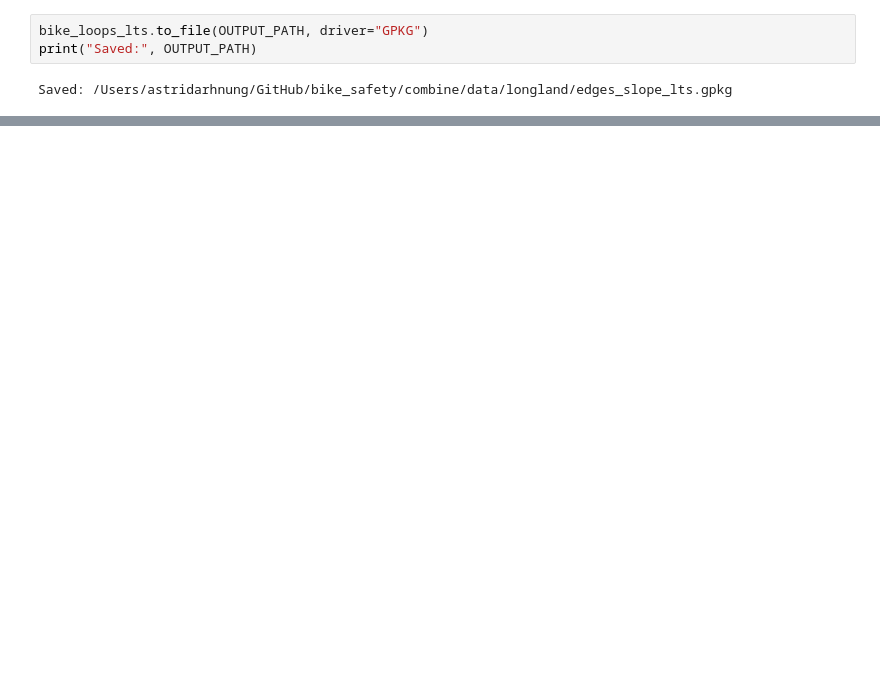
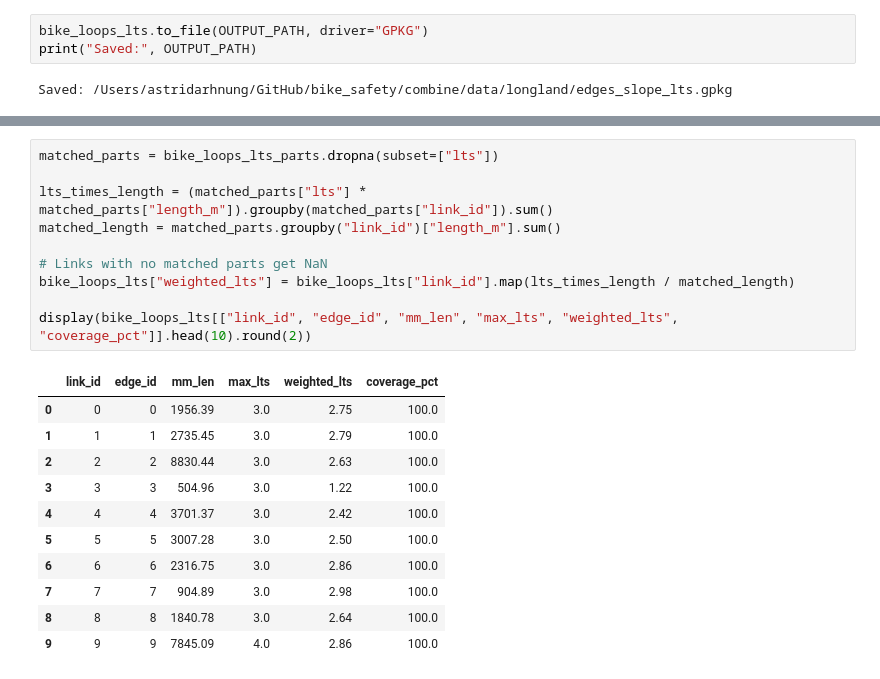
Before and after one commit to AstridArh/bike_safety, a Jupyter notebook: combine/combine_longland.ipynb, the cells around one changed output, grey strips where cells are left out. Drawn from its saved outputs; the diff is of its cells as text; blank space fills up the shorter version.

```diff
--- a/combine/combine_longland.ipynb
+++ b/combine/combine_longland.ipynb
@@ -302,0 +367,22 @@ print("Saved:", OUTPUT_PARTS_PATH)
+# %%
+matched_parts = bike_loops_lts_parts.dropna(subset=["lts"])
+
+lts_times_length = (matched_parts["lts"] * matched_parts["length_m"]).groupby(matched_parts["link_id"]).sum()
+matched_length = matched_parts.groupby("link_id")["length_m"].sum()
+
+# Links with no matched parts get NaN
+bike_loops_lts["weighted_lts"] = bike_loops_lts["link_id"].map(lts_times_length / matched_length)
+
+display(bike_loops_lts[["link_id", "edge_id", "mm_len", "max_lts", "weighted_lts", "coverage_pct"]].head(10).round(2))
+# %% [output]
+|  | link_id | edge_id | mm_len | max_lts | weighted_lts | coverage_pct |
+| 0 | 0 | 0 | 1956.39 | 3.0 | 2.75 | 100.0 |
+| 1 | 1 | 1 | 2735.45 | 3.0 | 2.79 | 100.0 |
+| 2 | 2 | 2 | 8830.44 | 3.0 | 2.63 | 100.0 |
+| 3 | 3 | 3 | 504.96 | 3.0 | 1.22 | 100.0 |
+| 4 | 4 | 4 | 3701.37 | 3.0 | 2.42 | 100.0 |
+| 5 | 5 | 5 | 3007.28 | 3.0 | 2.50 | 100.0 |
+| 6 | 6 | 6 | 2316.75 | 3.0 | 2.86 | 100.0 |
+| 7 | 7 | 7 | 904.89 | 3.0 | 2.98 | 100.0 |
+| 8 | 8 | 8 | 1840.78 | 3.0 | 2.64 | 100.0 |
+| 9 | 9 | 9 | 7845.09 | 4.0 | 2.86 | 100.0 |
```
Also changed, not shown: parts of 14 cells of this notebook.
